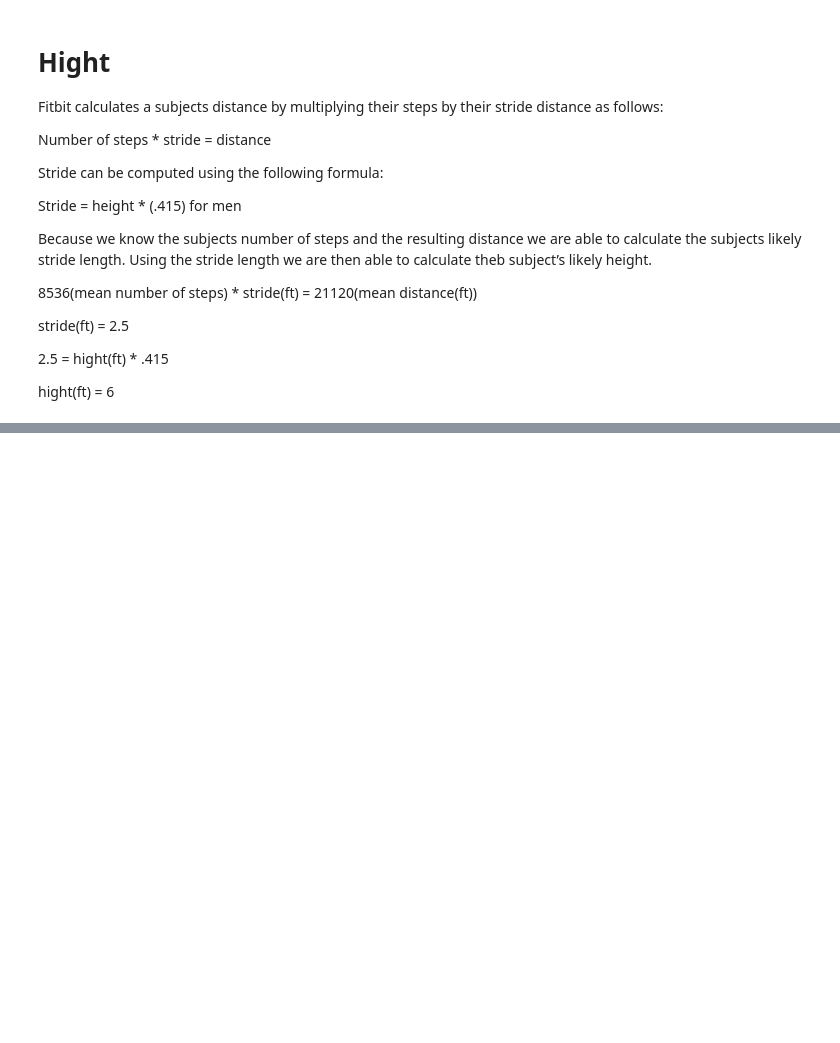
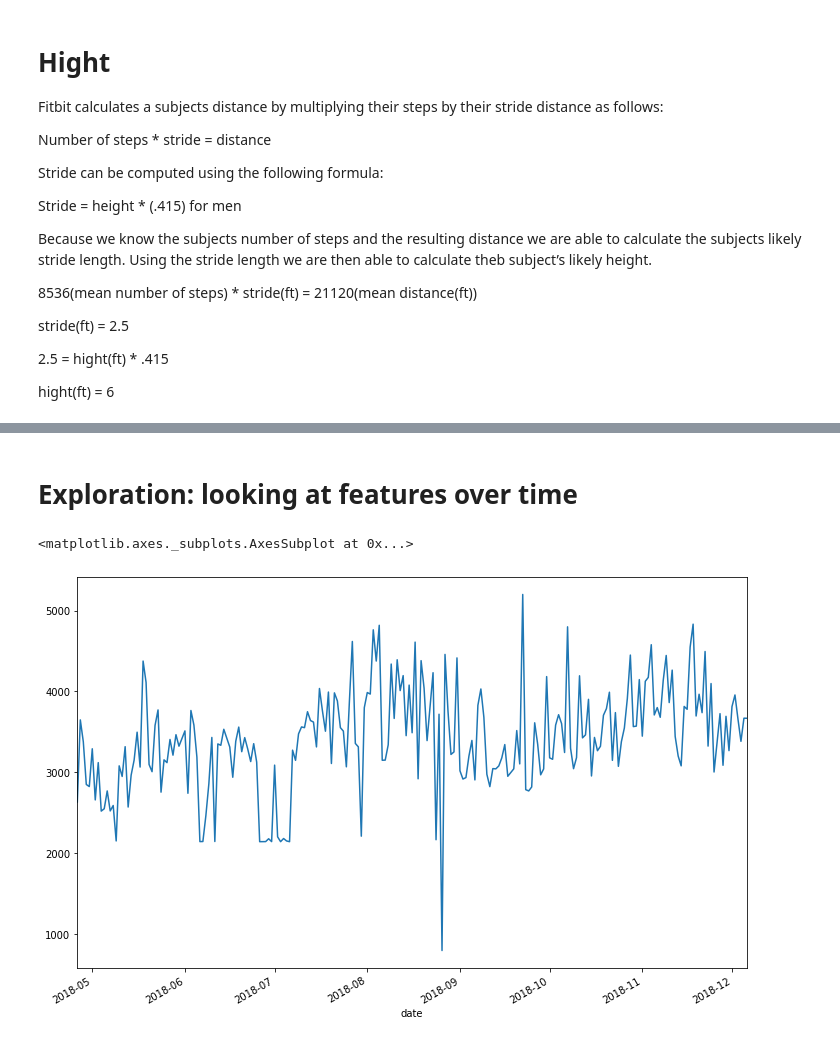
Before and after one commit to Very-Ethical/fitbit, a Jupyter notebook: Johns_fitbit_notebook.ipynb, the cells around one changed output, grey strips where cells are left out. Cells and saved outputs as stored; diff of their text form; code cells hidden in the pictures; blank space fills up the shorter version.

```diff
--- a/Johns_fitbit_notebook.ipynb
+++ b/Johns_fitbit_notebook.ipynb
@@ -223,0 +174,7 @@ from
+# %% [markdown]
+# Exploration: looking at features over time
+# %%
+df.total_burned.plot.line(figsize=(12,8))
+# %% [output]
+<matplotlib.axes._subplots.AxesSubplot at 0x...>
+[figure, added]
```
Also changed, not shown: parts of 36 cells of this notebook.
